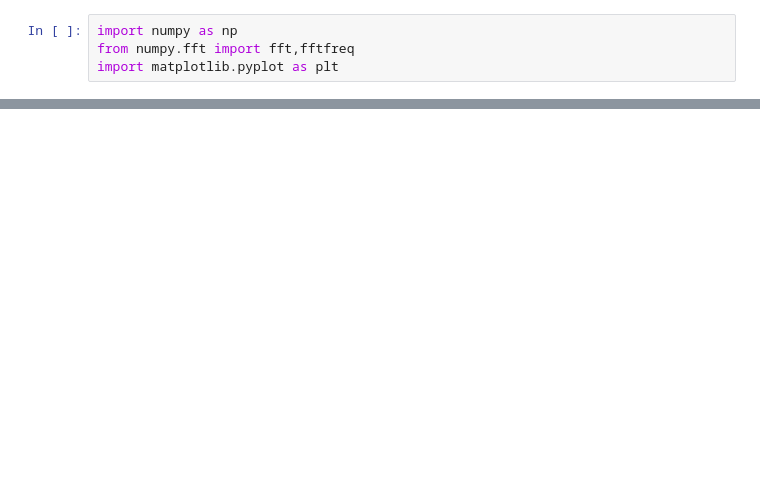
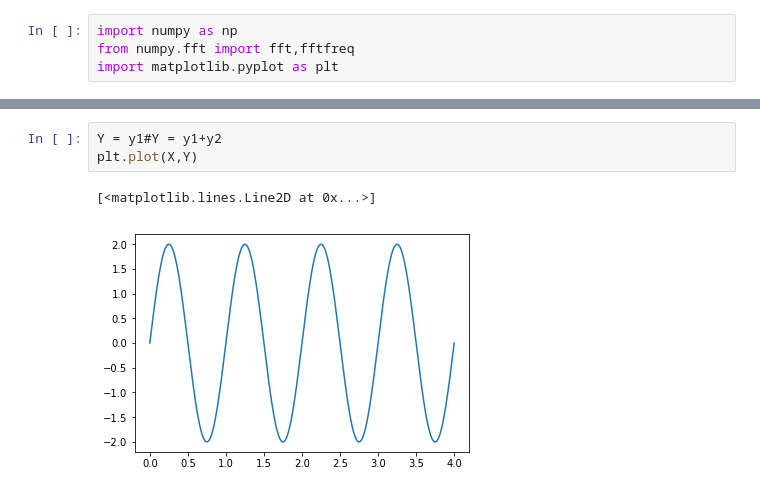
Before and after one commit to nbuton/PLDAC, a Jupyter notebook: eye_close_or_open/test_fourier_transform.ipynb, the cells around one changed output, grey strips where cells are left out. Drawn from its saved outputs; the diff is of its cells as text; blank space fills up the shorter version.

```diff
--- a/eye_close_or_open/test_fourier_transform.ipynb
+++ b/eye_close_or_open/test_fourier_transform.ipynb
@@ -26,0 +21,6 @@ plt.plot(spectre(Y))
+# %%
+Y = y1#Y = y1+y2
+plt.plot(X,Y)
+# %% [output]
+[<matplotlib.lines.Line2D at 0x...>]
+[figure, added]
```
Also changed, not shown: parts of 6 cells of this notebook, 29 other files.
